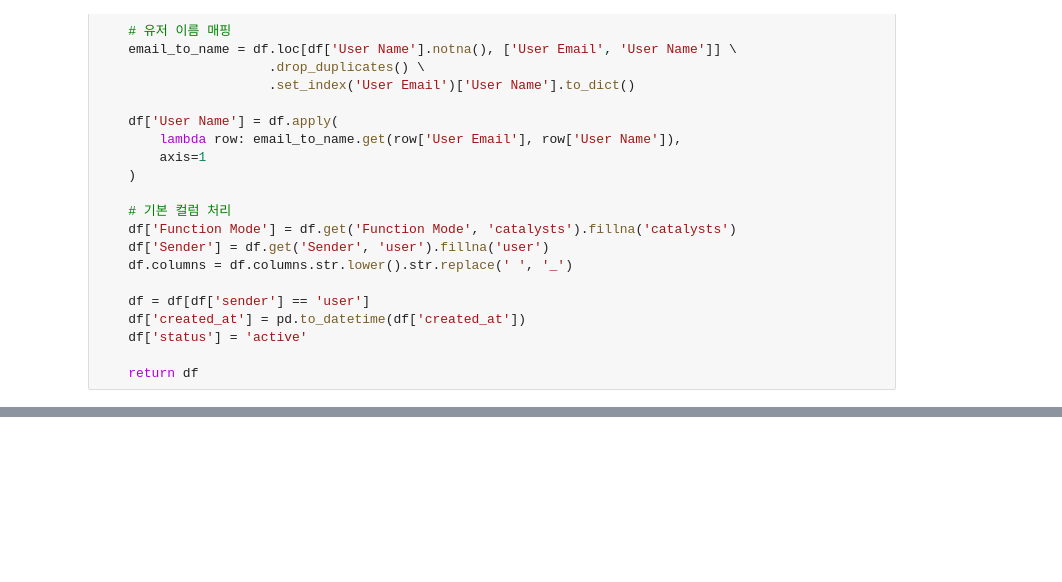
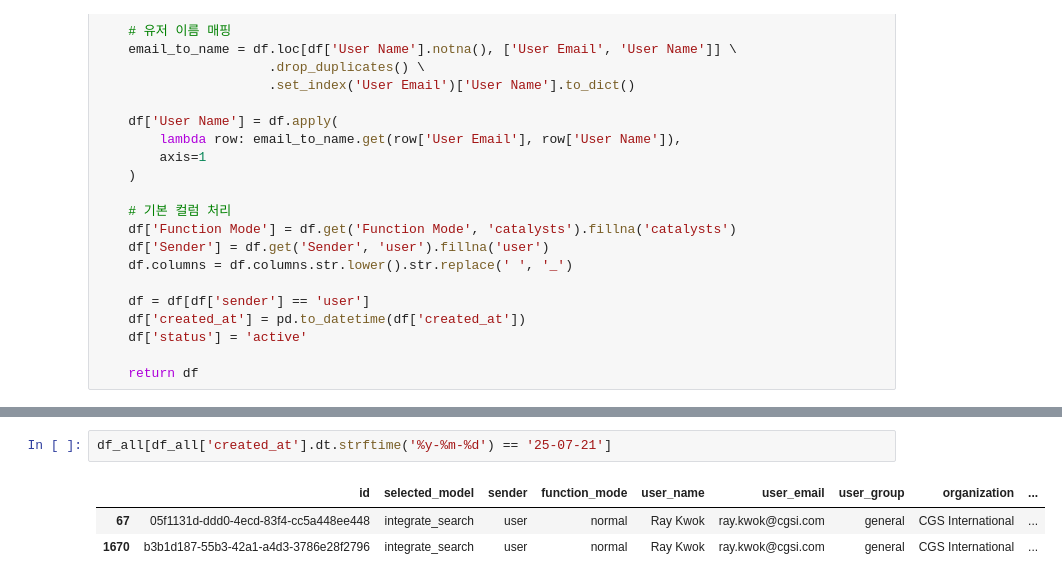
Before and after one commit to ghann670/Streamlit_dashboard, a Jupyter notebook: usage3.ipynb, the cells around one changed output, grey strips where cells are left out. Drawn from its saved outputs; the diff is of its cells as text; blank space fills up the shorter version.

```diff
--- a/usage3.ipynb
+++ b/usage3.ipynb
@@ -261,0 +268,6 @@ memory usage: 222.6+ KB
+# %%
+df_all[df_all['created_at'].dt.strftime('%y-%m-%d') == '25-07-21']
+# %% [output]
+|  | id | selected_model | sender | function_mode | user_name | user_email | user_group | organization | ... |
+| 67 | 05f1131d-ddd0-4ecd-83f4-cc5a448ee448 | integrate_search | user | normal | Ray Kwok | ray.kwok@cgsi.com | general | CGS International | ... |
+| 1670 | b3b1d187-55b3-42a1-a4d3-3786e28f2796 | integrate_search | user | normal | Ray Kwok | ray.kwok@cgsi.com | general | CGS International | ... |
```
Also changed, not shown: parts of 6 cells of this notebook, 8 other files.
